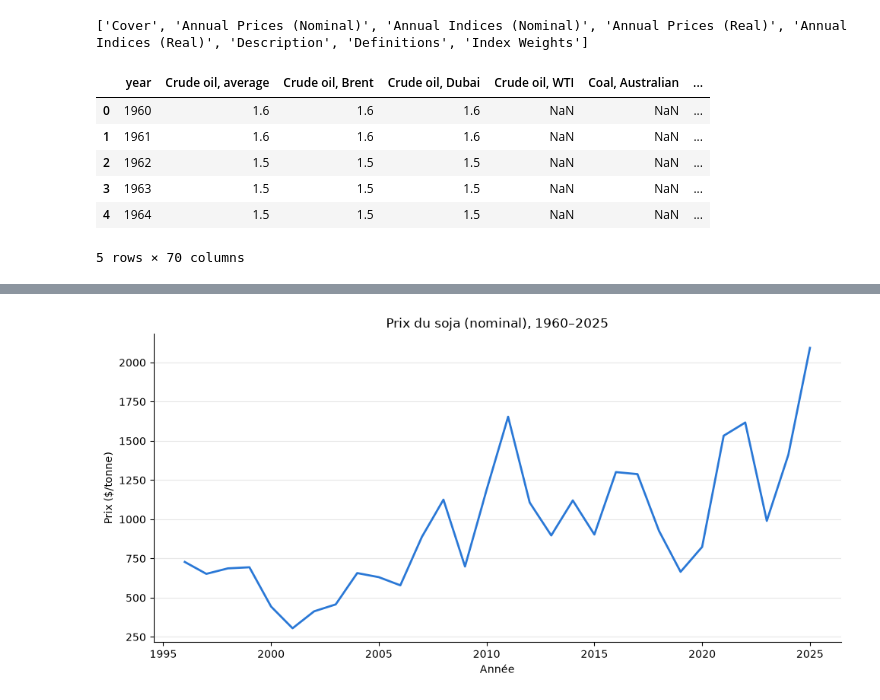
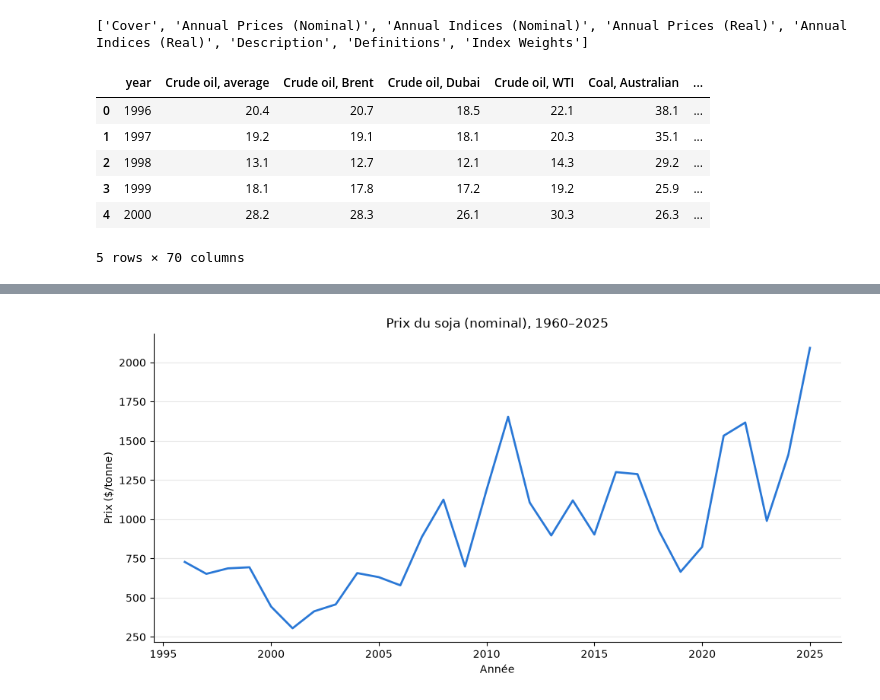
Before and after one commit to AndrewEberhardt/DataScienceProject, a Jupyter notebook: notebooks/david/david.com.price.ipynb, the cells around one changed output, grey strips where cells are left out. Saved outputs shown, nothing was run; the diff lists cells and outputs as text; code cells hidden in the pictures.

```diff
--- a/notebooks/david/david.com.price.ipynb
+++ b/notebooks/david/david.com.price.ipynb
@@ -13,12 +13,14 @@ print(xls.sheet_names)
 # %%
 df = pd.read_excel(xls, sheet_name="Annual Prices (Nominal)",  header=6, skiprows=[7], na_values="…")
 df = df.rename(columns={df.columns[0]: "year"})
+df["year"] = pd.to_numeric(df["year"], errors="coerce")
+df = df[df["year"] >= 1996].reset_index(drop=True)
 df.head()
 # %% [output]
 |  | year | Crude oil, average | Crude oil, Brent | Crude oil, Dubai | Crude oil, WTI | Coal, Australian | ... |
-| 0 | 1960 | 1.6 | 1.6 | 1.6 | NaN | NaN | ... |
-| 1 | 1961 | 1.6 | 1.6 | 1.6 | NaN | NaN | ... |
-| 2 | 1962 | 1.5 | 1.5 | 1.5 | NaN | NaN | ... |
-| 3 | 1963 | 1.5 | 1.5 | 1.5 | NaN | NaN | ... |
-| 4 | 1964 | 1.5 | 1.5 | 1.5 | NaN | NaN | ... |
+| 0 | 1996 | 20.4 | 20.7 | 18.5 | 22.1 | 38.1 | ... |
+| 1 | 1997 | 19.2 | 19.1 | 18.1 | 20.3 | 35.1 | ... |
+| 2 | 1998 | 13.1 | 12.7 | 12.1 | 14.3 | 29.2 | ... |
+| 3 | 1999 | 18.1 | 17.8 | 17.2 | 19.2 | 25.9 | ... |
+| 4 | 2000 | 28.2 | 28.3 | 26.1 | 30.3 | 26.3 | ... |
 5 rows × 70 columns
```
Also changed, not shown: parts of 11 cells of this notebook.
